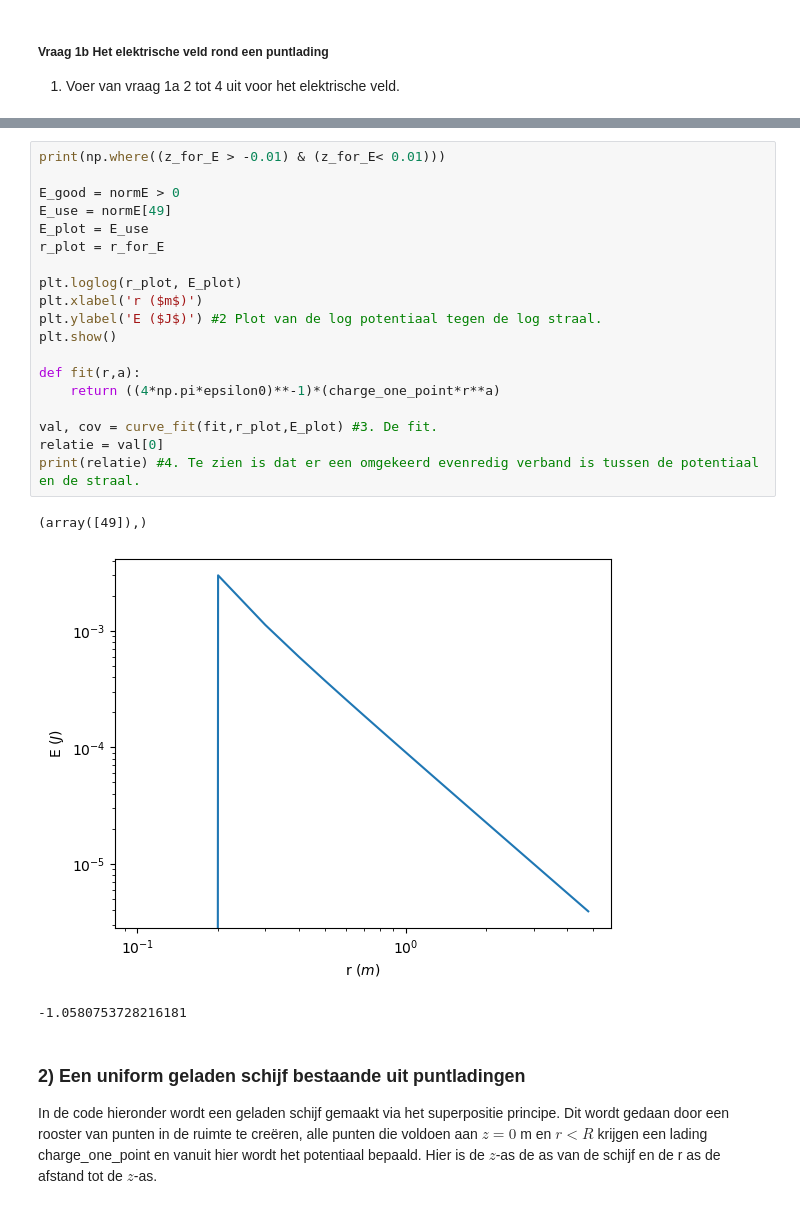
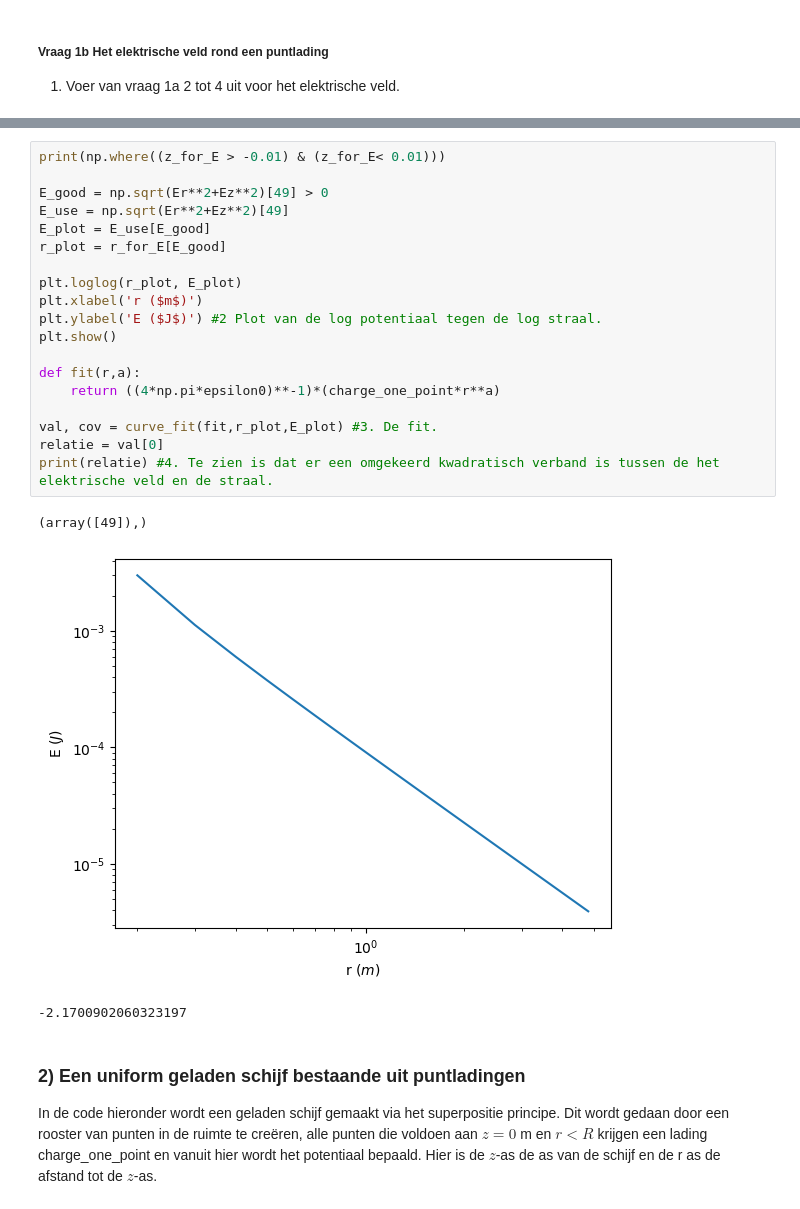
Before and after one commit to Fynn-Vrolijk123/DEF-D-Fynn-Vrolijk, a Jupyter notebook: DigitaleOntwerpopdrachten/1CondensatorOpdracht/CondensatorOntwerpopdracht.ipynb, the cells around one changed output, grey strips where cells are left out. Drawn from its saved outputs; the diff is of its cells as text.

```diff
--- a/DigitaleOntwerpopdrachten/1CondensatorOpdracht/CondensatorOntwerpopdracht.ipynb
+++ b/DigitaleOntwerpopdrachten/1CondensatorOpdracht/CondensatorOntwerpopdracht.ipynb
@@ -118,26 +128,26 @@ print(relatie) #4. Te zien is dat er een omgekeerd evenredig verband is tussen d
 # %%
 print(np.where((z_for_E > -0.01) & (z_for_E< 0.01)))
 
-E_good = normE > 0
-E_use = normE[49]
-E_plot = E_use
-r_plot = r_for_E
+E_good = np.sqrt(Er**2+Ez**2)[49] > 0
+E_use = np.sqrt(Er**2+Ez**2)[49]
+E_plot = E_use[E_good]
+r_plot = r_for_E[E_good]
 
 plt.loglog(r_plot, E_plot)
 plt.xlabel('r ($m$)')
 plt.ylabel('E ($J$)') #2 Plot van de log potentiaal tegen de log straal.
 plt.show()
 
 def fit(r,a):
     return ((4*np.pi*epsilon0)**-1)*(charge_one_point*r**a)
 
 val, cov = curve_fit(fit,r_plot,E_plot) #3. De fit.
 relatie = val[0]
-print(relatie) #4. Te zien is dat er een omgekeerd evenredig verband is tussen de potentiaal en de straal.
+print(relatie) #4. Te zien is dat er een omgekeerd kwadratisch verband is tussen de het elektrische veld en de straal.
 # %% [output]
 (array([49]),)
-[figure, old version]
+[figure, new version]
--1.0580753728216181
+-2.1700902060323197
 # %% [markdown]
 ### 2) Een uniform geladen schijf bestaande uit puntladingen
 
```
Also changed, not shown: parts of 1 cell of this notebook.
